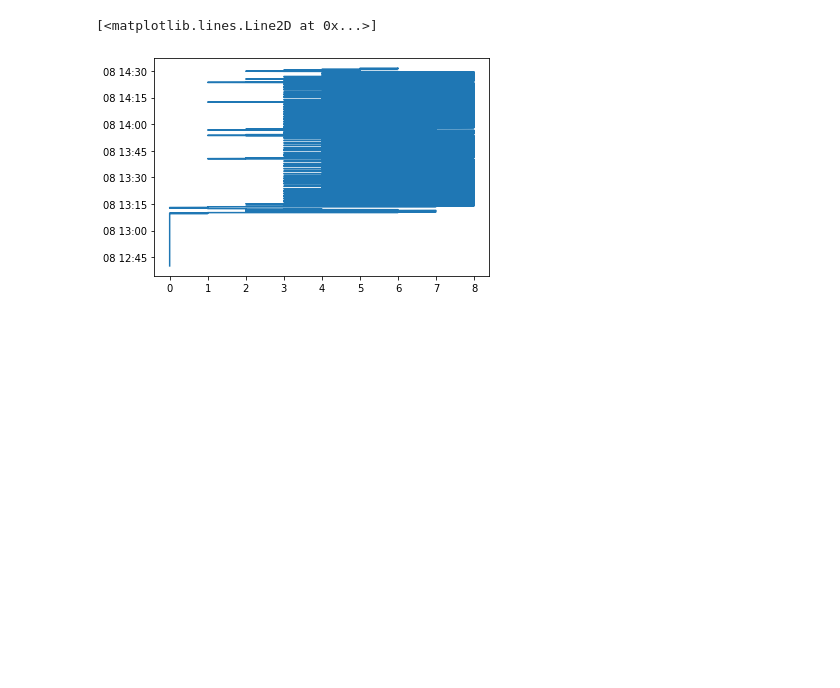
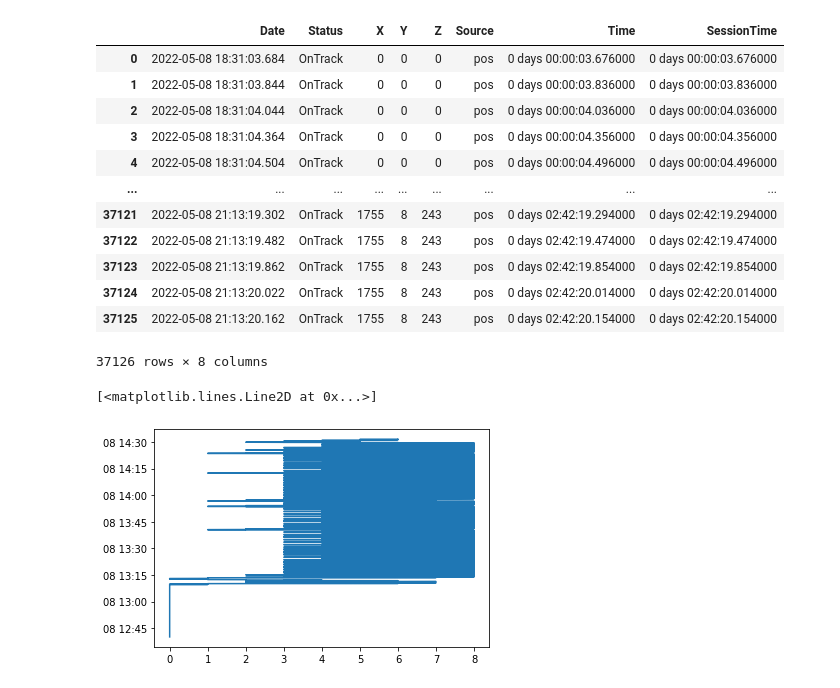
Before and after one commit to Harsh-2420/football-formula1-analytics, a Jupyter notebook: jupyter/eda.ipynb, the cells around one changed output. Drawn from its saved outputs; the diff is of its cells as text; code cells hidden in the pictures; blank space fills up the shorter version.

```diff
--- a/jupyter/eda.ipynb
+++ b/jupyter/eda.ipynb
@@ -9,8 +9,4 @@ fastf1.Cache.enable_cache('../f1_cache')
 # %%
-session = fastf1.get_session(2019, 'Monza', 'Race')
-# session.name
-# session.date
+session = fastf1.get_session(2022, 'Miami', 'Race')
 session.load(telemetry=True, laps=True, weather=True)
-vettel = session.get_driver('VET')
-print(f"Pronto {vettel['FirstName']}?")
 # %% [output]
@@ -49,3 +24,19 @@ session.results
+# %%
+session.pos_data['1']
+# %% [output]
+|  | Date | Status | X | Y | Z | Source | Time | SessionTime |
+| 0 | 2022-05-08 18:31:03.684 | OnTrack | 0 | 0 | 0 | pos | 0 days 00:00:03.676000 | 0 days 00:00:03.676000 |
+| 1 | 2022-05-08 18:31:03.844 | OnTrack | 0 | 0 | 0 | pos | 0 days 00:00:03.836000 | 0 days 00:00:03.836000 |
+| 2 | 2022-05-08 18:31:04.044 | OnTrack | 0 | 0 | 0 | pos | 0 days 00:00:04.036000 | 0 days 00:00:04.036000 |
+| 3 | 2022-05-08 18:31:04.364 | OnTrack | 0 | 0 | 0 | pos | 0 days 00:00:04.356000 | 0 days 00:00:04.356000 |
+| 4 | 2022-05-08 18:31:04.504 | OnTrack | 0 | 0 | 0 | pos | 0 days 00:00:04.496000 | 0 days 00:00:04.496000 |
+| ... | ... | ... | ... | ... | ... | ... | ... | ... |
+| 37121 | 2022-05-08 21:13:19.302 | OnTrack | 1755 | 8 | 243 | pos | 0 days 02:42:19.294000 | 0 days 02:42:19.294000 |
+| 37122 | 2022-05-08 21:13:19.482 | OnTrack | 1755 | 8 | 243 | pos | 0 days 02:42:19.474000 | 0 days 02:42:19.474000 |
+| 37123 | 2022-05-08 21:13:19.862 | OnTrack | 1755 | 8 | 243 | pos | 0 days 02:42:19.854000 | 0 days 02:42:19.854000 |
+| 37124 | 2022-05-08 21:13:20.022 | OnTrack | 1755 | 8 | 243 | pos | 0 days 02:42:20.014000 | 0 days 02:42:20.014000 |
+| 37125 | 2022-05-08 21:13:20.162 | OnTrack | 1755 | 8 | 243 | pos | 0 days 02:42:20.154000 | 0 days 02:42:20.154000 |
+37126 rows × 8 columns
 # %%
 plt.plot(session.car_data['44']['nGear'], session.car_data['44']['Date'])
 # %% [output]
```
Also changed, not shown: parts of 3 cells of this notebook, 9 other files.
